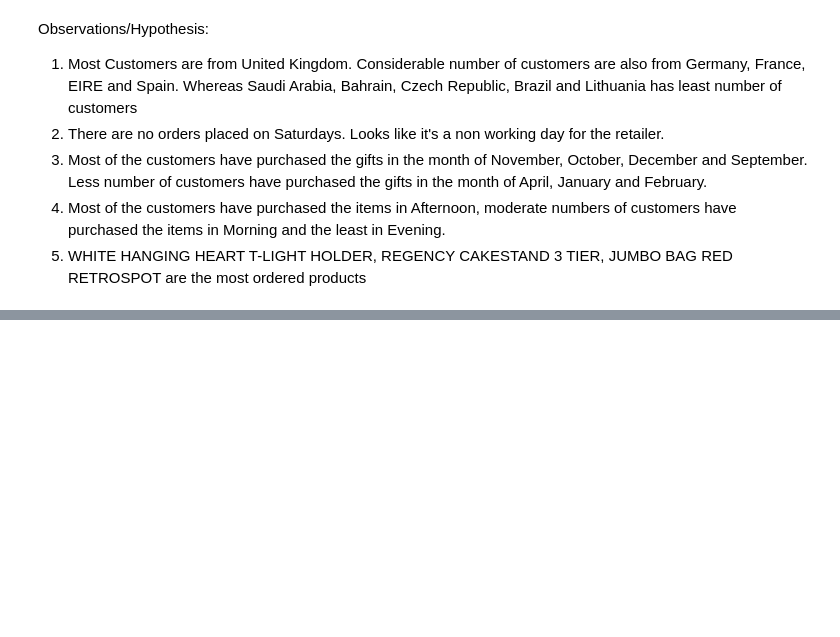
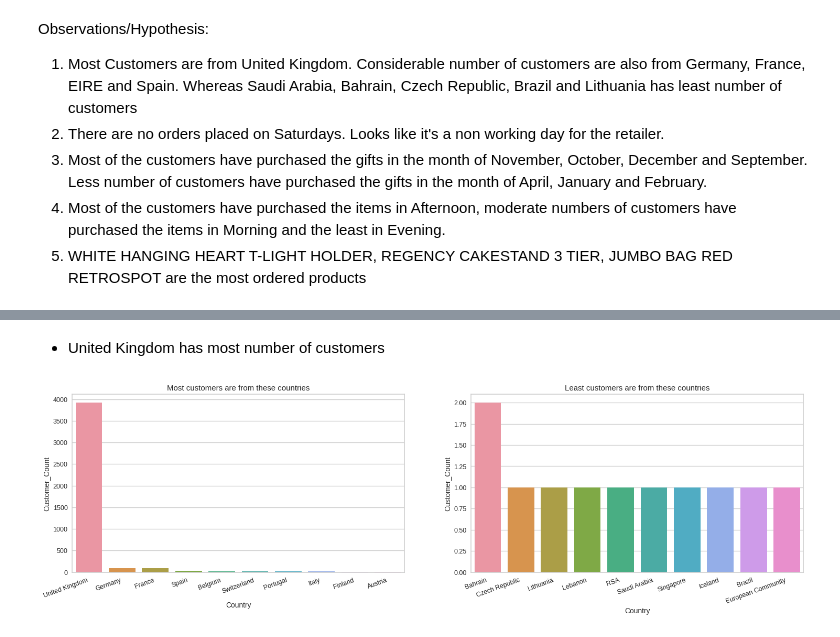
Before and after one commit to PrashantShrivastava1612/Online-Retail-Customer-Segmentation, a Jupyter notebook: Online_Retail_Customer_Segmentation.ipynb, the cells around one changed output, grey strips where cells are left out. Cells and saved outputs as stored; diff of their text form; code cells hidden in the pictures; blank space fills up the shorter version.

```diff
--- a/Online_Retail_Customer_Segmentation.ipynb
+++ b/Online_Retail_Customer_Segmentation.ipynb
@@ -250,0 +306,5 @@ Observations/Hypothesis:
+# %%
+# Most customers are from these countries
+country_cust = df.groupby("Country").nunique()["CustomerID"].reset_index().sort_values("CustomerID",ascending=False)
+country_cust.rename(columns={'CustomerID': 'Customer_Count'}, inplace=True)
+country_cust.head()
@@ -250,0 +318,17 @@ Observations/Hypothesis:
+# %% [markdown]
+* United Kingdom has most number of customers
+# %%
+# Visualizing top and bottom 10 countries based on total customers
+plt.figure(figsize=(20,5), dpi=90)
+plt.subplot(1,2,1)
+plt.xticks(rotation=20,ha='right')
+plt.title("Most customers are from these countries")
+sns.barplot(data=country_cust.head(10),x="Country",y="Customer_Count")
+
+plt.subplot(1,2,2)
+plt.xticks(rotation=20,ha='right')
+plt.title("Least customers are from these countries")
+sns.barplot(data=country_cust.tail(10),x="Country",y="Customer_Count")
+plt.show()
+# %% [output]
+[figure, added]
```
Also changed, not shown: parts of 22 cells of this notebook.
